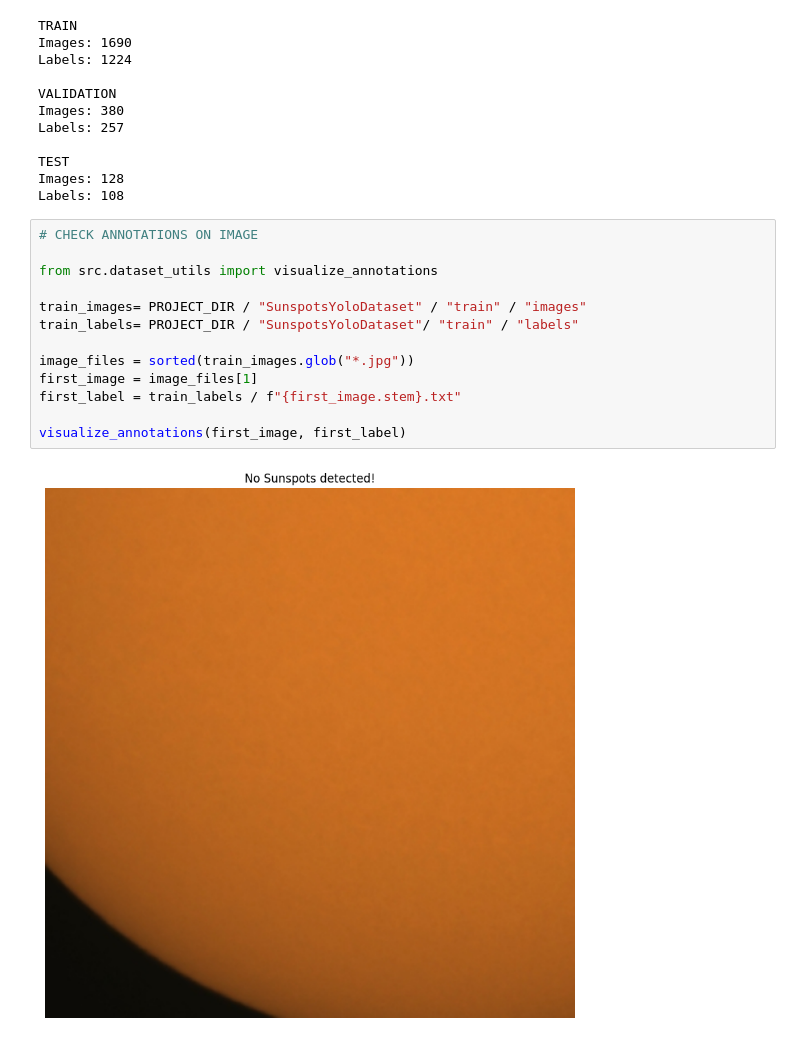
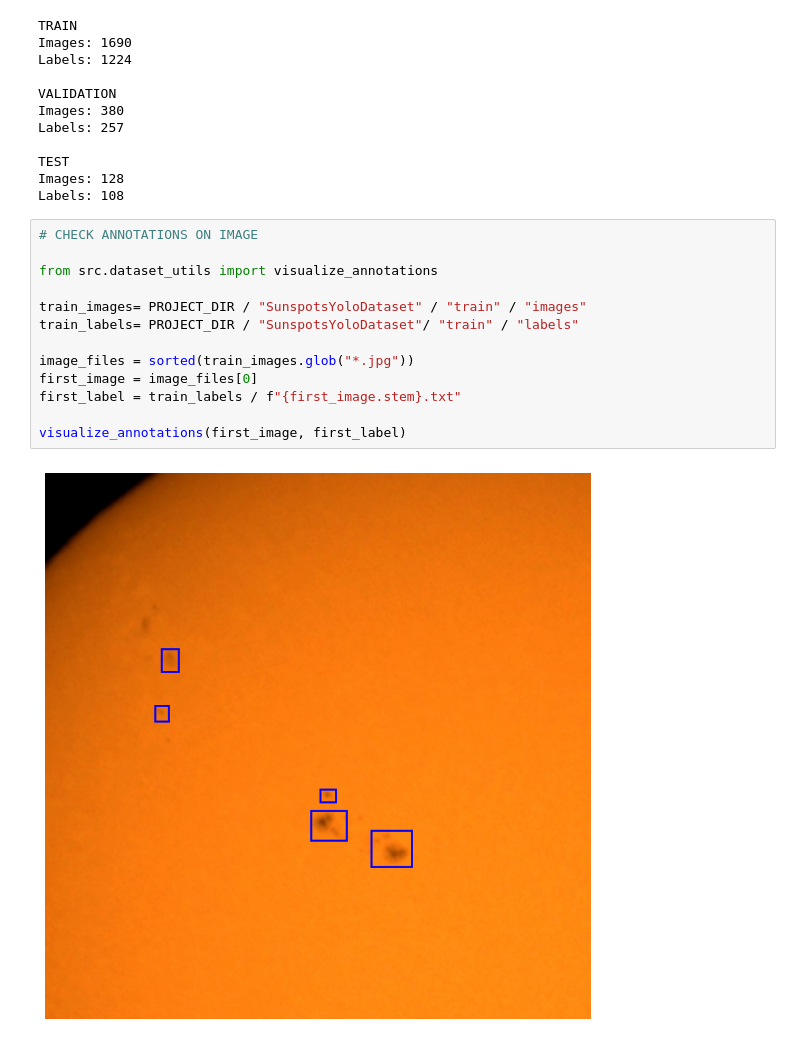
Before and after one commit to mahashreeajmeri/Computer-Vision, a Jupyter notebook: main_code.ipynb, the cells around one changed output. Saved outputs shown, nothing was run; the diff lists cells and outputs as text.

```diff
--- a/main_code.ipynb
+++ b/main_code.ipynb
@@ -33,15 +33,15 @@ Labels: 108
 # %%
 # CHECK ANNOTATIONS ON IMAGE
 
 from src.dataset_utils import visualize_annotations
 
 train_images= PROJECT_DIR / "SunspotsYoloDataset" / "train" / "images"
 train_labels= PROJECT_DIR / "SunspotsYoloDataset"/ "train" / "labels"
 
 image_files = sorted(train_images.glob("*.jpg"))
-first_image = image_files[1]
+first_image = image_files[0]
 first_label = train_labels / f"{first_image.stem}.txt"
 
 visualize_annotations(first_image, first_label)
 # %% [output]
-[figure, old version]
+[figure, new version]
```
Also changed, not shown: 1 other file.
